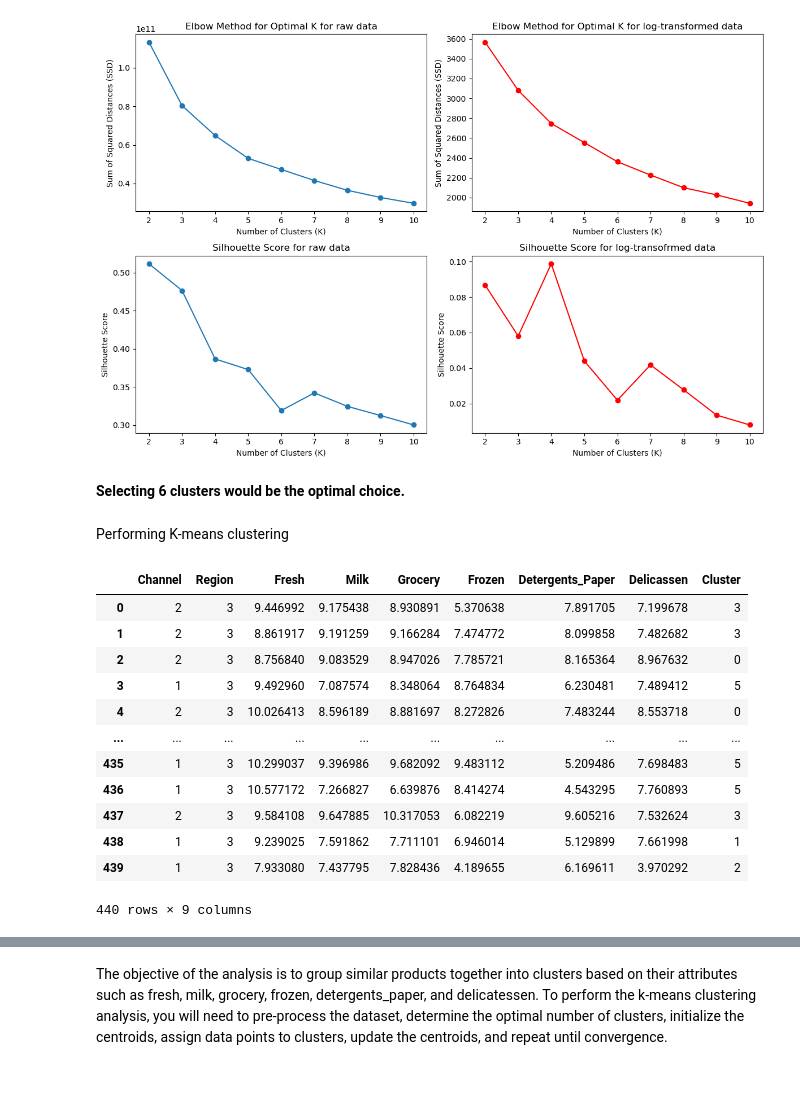
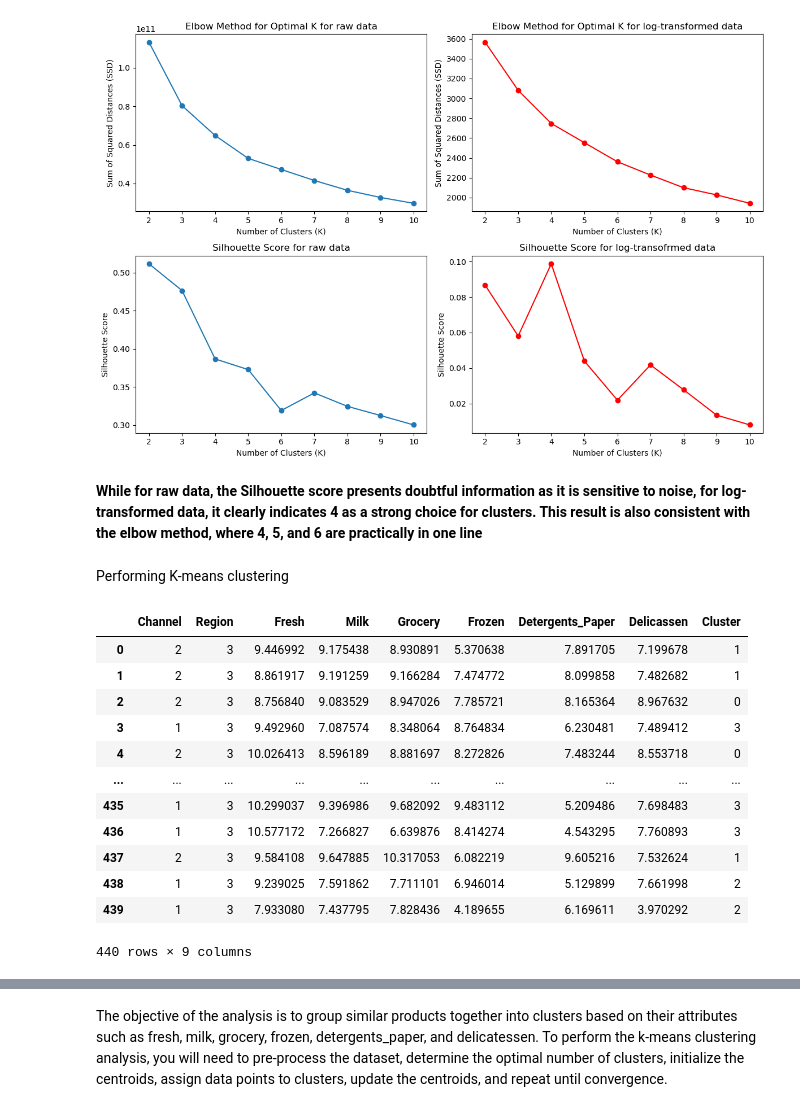
Before and after one commit to GaryManv/Unsupervised_learning_project, a Jupyter notebook: Unsupervised_learning_project/Unsupervised_Learning_Project_GM.ipynb, the cells around one changed output, grey strips where cells are left out. Drawn from its saved outputs; the diff is of its cells as text; code cells hidden in the pictures; blank space fills up the shorter version.

```diff
--- a/Unsupervised_learning_project/Unsupervised_Learning_Project_GM.ipynb
+++ b/Unsupervised_learning_project/Unsupervised_Learning_Project_GM.ipynb
@@ -320,35 +320,35 @@ plt.show()
 # %% [output]
 [figure]
 # %% [markdown]
-<b>Selecting 6 clusters would be the optimal choice.</b>
+<b>While for raw data, the Silhouette score presents doubtful information as it is sensitive to noise, for log-transformed data, it clearly indicates 4 as a strong choice for clusters. This result is also consistent with the elbow method, where 4, 5, and 6 are practically in one line</b>
 # %% [markdown]
 Performing K-means clustering
 # %%
-# Initialize K-means with 6 clusters
-kmeans = KMeans(n_clusters=6, random_state=0)
+# Initialize K-means with 4 clusters
+kmeans = KMeans(n_clusters=4, random_state=0)
 
 # Perform K-means clustering
 kmeans.fit(df_log_transformed)
 
 # Get cluster assignments for each data point
 cluster_assignments = kmeans.labels_
 
 # Add the cluster assignments to df_log_transformed
 df_log_transformed['Cluster'] = cluster_assignments
 
 # print results
 df_log_transformed
 # %% [output]
 |  | Channel | Region | Fresh | Milk | Grocery | Frozen | Detergents_Paper | Delicassen | Cluster |
-| 0 | 2 | 3 | 9.446992 | 9.175438 | 8.930891 | 5.370638 | 7.891705 | 7.199678 | 3 |
-| 1 | 2 | 3 | 8.861917 | 9.191259 | 9.166284 | 7.474772 | 8.099858 | 7.482682 | 3 |
+| 0 | 2 | 3 | 9.446992 | 9.175438 | 8.930891 | 5.370638 | 7.891705 | 7.199678 | 1 |
+| 1 | 2 | 3 | 8.861917 | 9.191259 | 9.166284 | 7.474772 | 8.099858 | 7.482682 | 1 |
 | 2 | 2 | 3 | 8.756840 | 9.083529 | 8.947026 | 7.785721 | 8.165364 | 8.967632 | 0 |
-| 3 | 1 | 3 | 9.492960 | 7.087574 | 8.348064 | 8.764834 | 6.230481 | 7.489412 | 5 |
+| 3 | 1 | 3 | 9.492960 | 7.087574 | 8.348064 | 8.764834 | 6.230481 | 7.489412 | 3 |
 | 4 | 2 | 3 | 10.026413 | 8.596189 | 8.881697 | 8.272826 | 7.483244 | 8.553718 | 0 |
 | ... | ... | ... | ... | ... | ... | ... | ... | ... | ... |
-| 435 | 1 | 3 | 10.299037 | 9.396986 | 9.682092 | 9.483112 | 5.209486 | 7.698483 | 5 |
-| 436 | 1 | 3 | 10.577172 | 7.266827 | 6.639876 | 8.414274 | 4.543295 | 7.760893 | 5 |
-| 437 | 2 | 3 | 9.584108 | 9.647885 | 10.317053 | 6.082219 | 9.605216 | 7.532624 | 3 |
-| 438 | 1 | 3 | 9.239025 | 7.591862 | 7.711101 | 6.946014 | 5.129899 | 7.661998 | 1 |
+| 435 | 1 | 3 | 10.299037 | 9.396986 | 9.682092 | 9.483112 | 5.209486 | 7.698483 | 3 |
+| 436 | 1 | 3 | 10.577172 | 7.266827 | 6.639876 | 8.414274 | 4.543295 | 7.760893 | 3 |
+| 437 | 2 | 3 | 9.584108 | 9.647885 | 10.317053 | 6.082219 | 9.605216 | 7.532624 | 1 |
+| 438 | 1 | 3 | 9.239025 | 7.591862 | 7.711101 | 6.946014 | 5.129899 | 7.661998 | 2 |
 | 439 | 1 | 3 | 7.933080 | 7.437795 | 7.828436 | 4.189655 | 6.169611 | 3.970292 | 2 |
 440 rows × 9 columns
```
Also changed, not shown: parts of 10 cells of this notebook.
